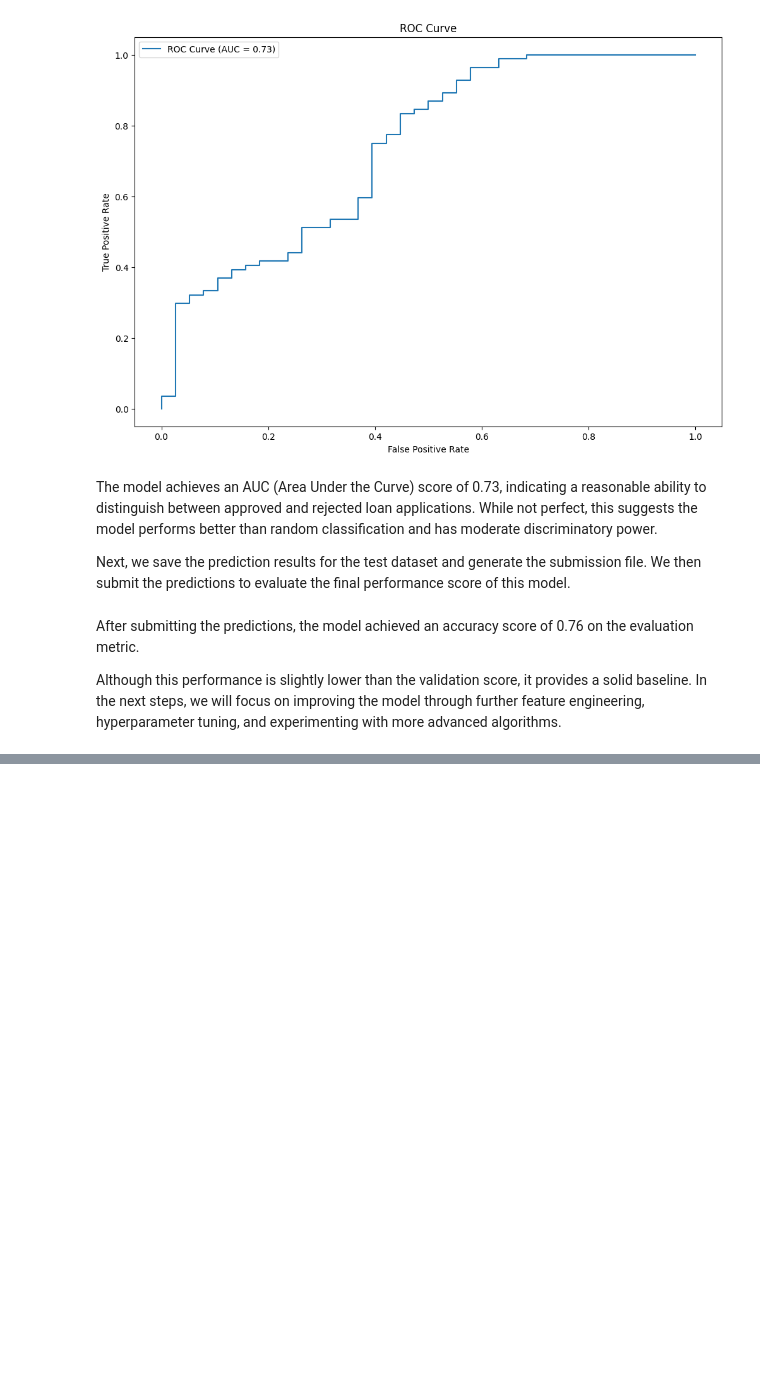
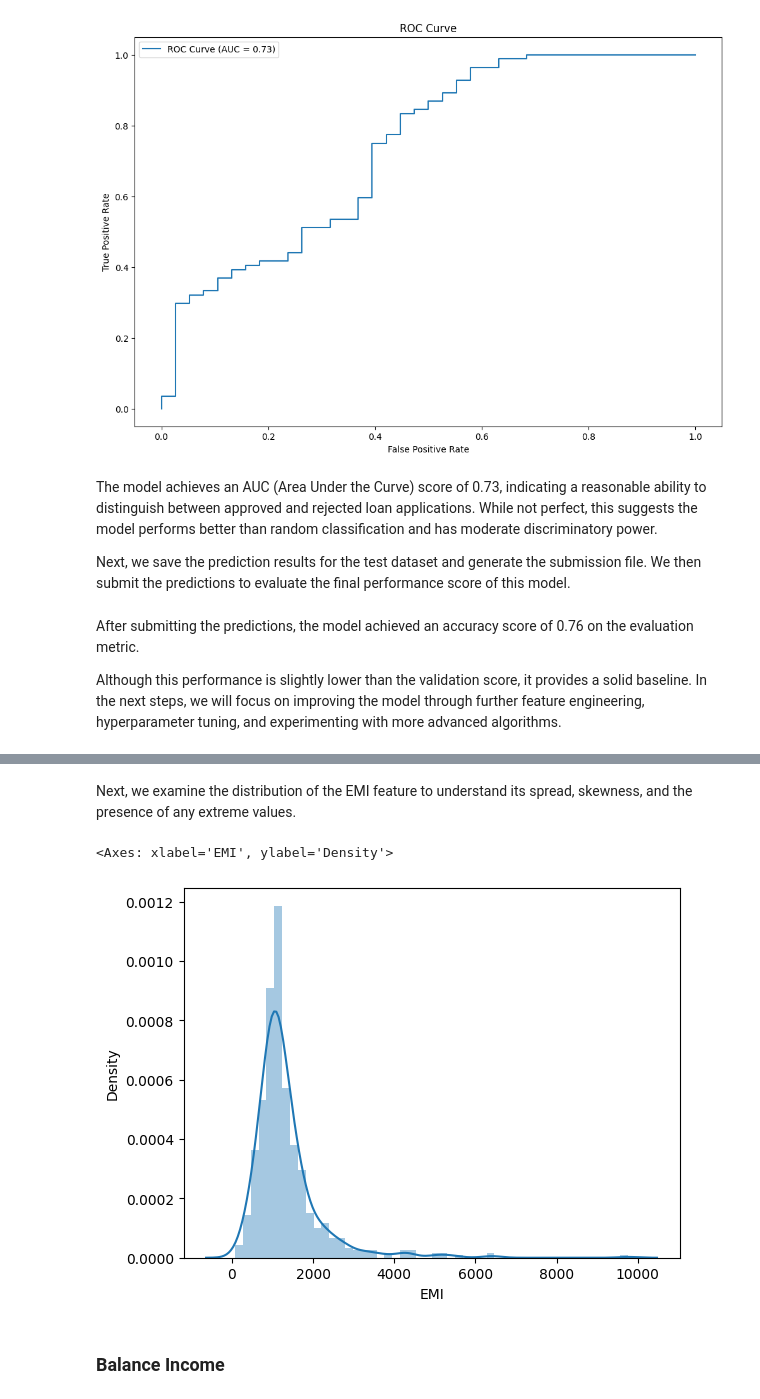
Before and after one commit to HamzaLatif02/Loan_Prediction, a Jupyter notebook: code/data.ipynb, the cells around one changed output, grey strips where cells are left out. Drawn from its saved outputs; the diff is of its cells as text; code cells hidden in the pictures; blank space fills up the shorter version.

```diff
--- a/code/data.ipynb
+++ b/code/data.ipynb
@@ -748,0 +801,31 @@ Although this performance is slightly lower than the validation score, it provid
+# %%
+import numpy as np
+
+def add_emi_feature(train_df, test_df, annual_rate=10.0):
+    r = annual_rate / (12 * 100)
+
+    for df in (train_df, test_df):
+        P = df['LoanAmount'].astype(float) * 1000
+        n = df['Loan_Amount_Term'].astype(float)
+
+        pow_ = np.power(1 + r, n)
+        denom = pow_ - 1
+
+        emi = (P * r * pow_) / denom
+
+        emi = np.where((n > 0) & np.isfinite(emi), emi, np.nan)
+
+        df['EMI'] = emi
+
+    return train_df, test_df
+
+train_data, test_data = add_emi_feature(train_data, test_data, annual_rate=10.0)
+# %% [markdown]
+Next, we examine the distribution of the EMI feature to understand its spread, skewness, and the presence of any extreme values.
+# %%
+sns.distplot(train_data['EMI'])
+# %% [output]
+<Axes: xlabel='EMI', ylabel='Density'>
+[figure, added]
+# %% [markdown]
+### Balance Income
```
Also changed, not shown: parts of 18 cells of this notebook.
